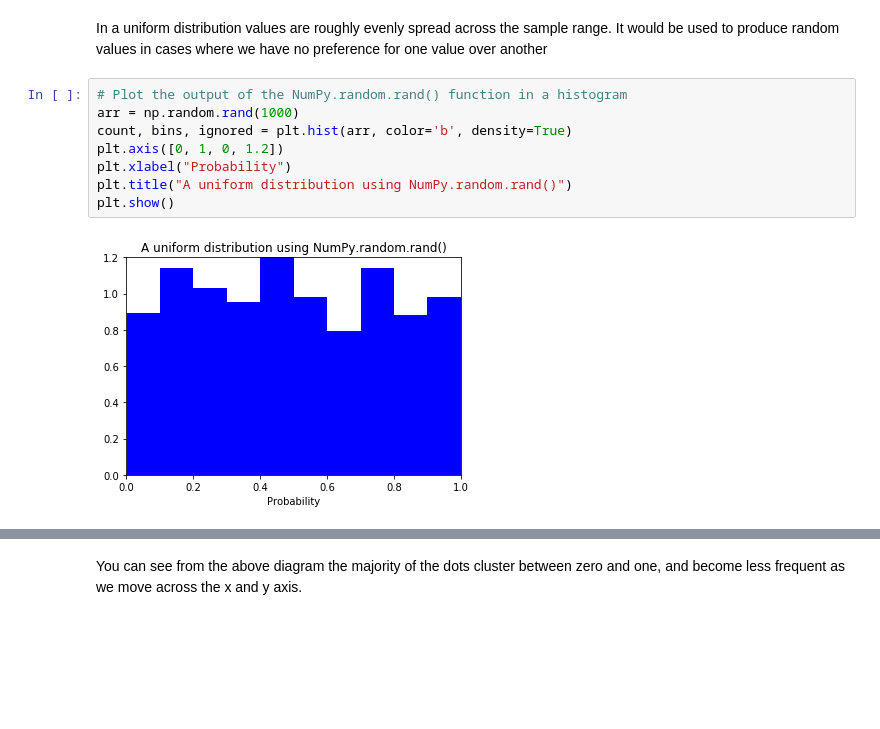
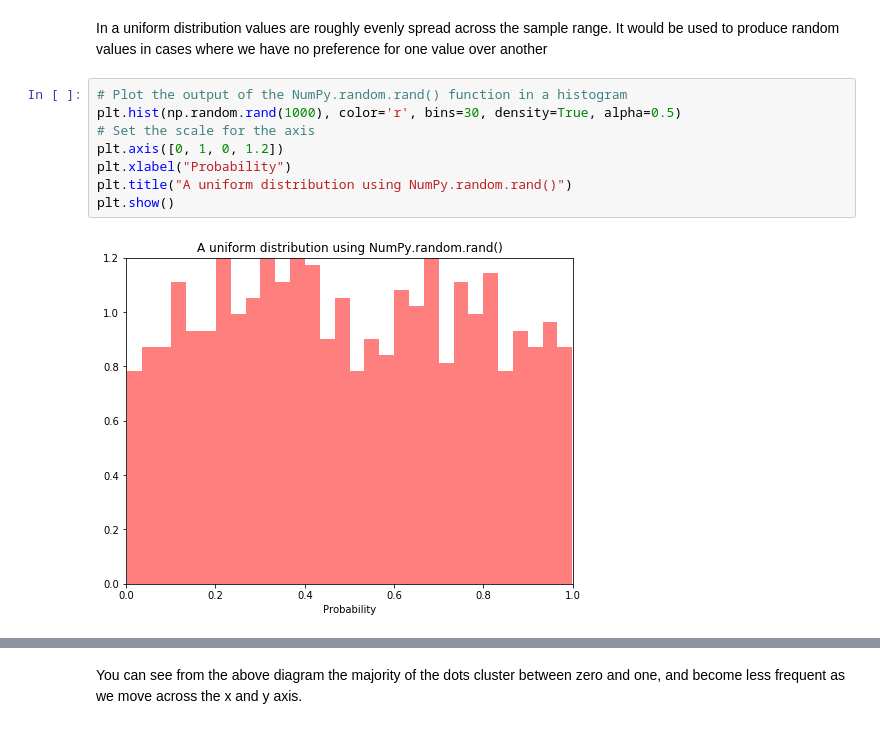
Before and after one commit to SimonMcLain/GMIT-Programming-for-Data-Analysis---Practicals, a Jupyter notebook: numpy-random.ipynb, the cells around one changed output, grey strips where cells are left out. Cells and saved outputs as stored; diff of their text form; blank space fills up the shorter version.

Commit message:
Edited plots

```diff
--- a/numpy-random.ipynb
+++ b/numpy-random.ipynb
@@ -66,13 +75,13 @@ array([[[0.24835671, 0.99247216, 0.02556418],
 In a uniform distribution values are roughly evenly spread across the sample range. It would be used to produce random values in cases where we have no preference for one value over another
 # %%
 # Plot the output of the NumPy.random.rand() function in a histogram
-arr = np.random.rand(1000)
-count, bins, ignored = plt.hist(arr, color='b', density=True)
+plt.hist(np.random.rand(1000), color='r', bins=30, density=True, alpha=0.5)
+# Set the scale for the axis
 plt.axis([0, 1, 0, 1.2])
 plt.xlabel("Probability")
 plt.title("A uniform distribution using NumPy.random.rand()")
 plt.show()
 # %% [output]
-[figure, old version]
+[figure, new version]
 # %%
 """
```
Also changed, not shown: parts of 28 cells of this notebook.
